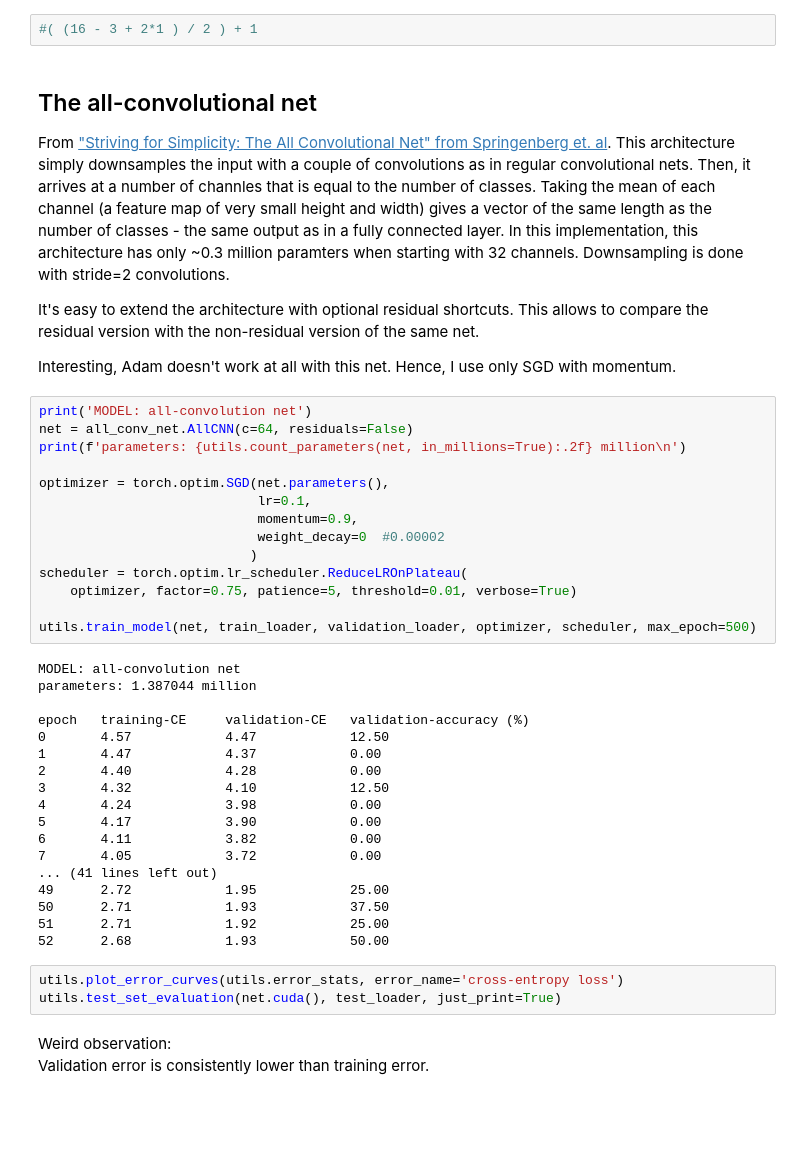
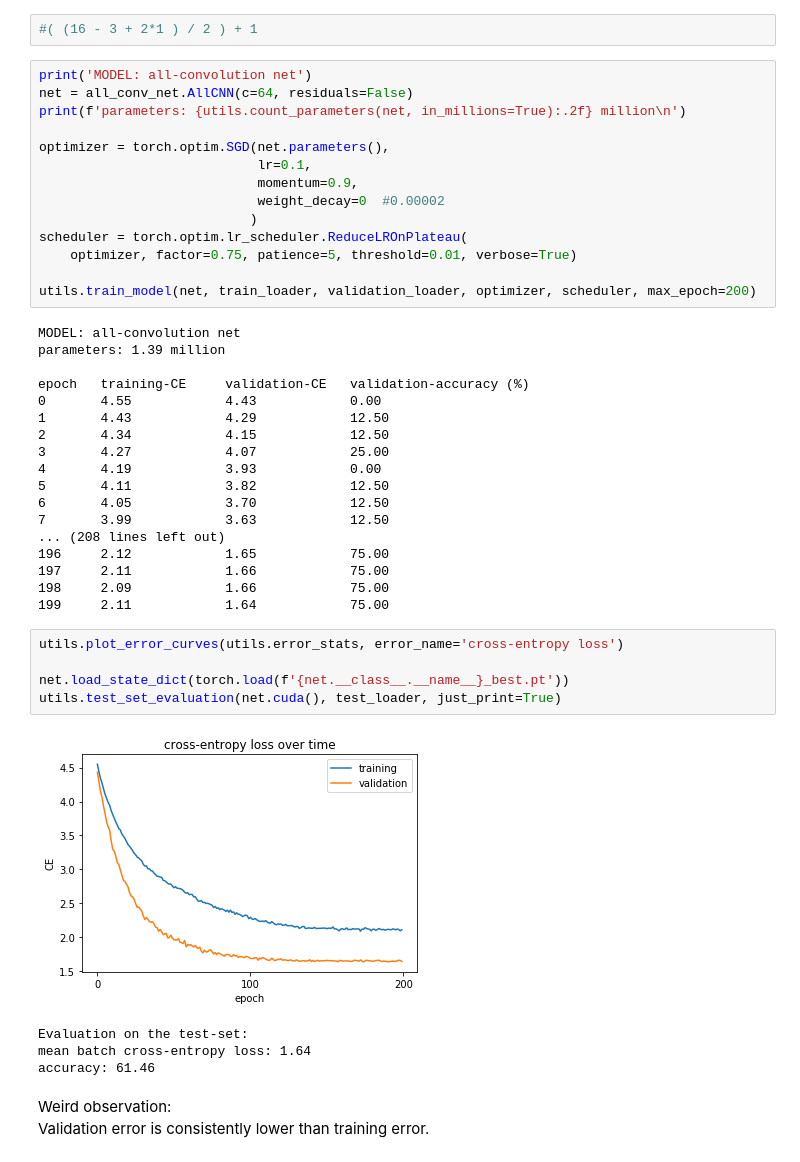
Before and after one commit to raph333/resnet_densenet_sandpit, a Jupyter notebook: notebooks/AllConv-Net vs. AllConv-ResNet.ipynb, the cells around one changed output. Drawn from its saved outputs; the diff is of its cells as text; blank space fills up the shorter version.

```diff
--- a/notebooks/AllConv-Net vs. AllConv-ResNet.ipynb
+++ b/notebooks/AllConv-Net vs. AllConv-ResNet.ipynb
@@ -77,14 +81,6 @@ S: stride
 ... same goes for height (images are quadratic anyway)
 # %%
 #( (16 - 3 + 2*1 ) / 2 ) + 1
-# %% [markdown]
-## The all-convolutional net
-
-From ["Striving for Simplicity: The All Convolutional Net" from Springenberg et. al](https://arxiv.org/abs/1412.6806). This architecture simply downsamples the input with a couple of convolutions as in regular convolutional nets. Then, it arrives at a number of channles that is equal to the number of classes. Taking the mean of each channel (a feature map of very small height and width) gives a vector of the same length as the number of classes - the same output as in a fully connected layer. In this implementation, this architecture has only ~0.3 million paramters when starting with 32 channels. Downsampling is done with stride=2 convolutions.
-
-It's easy to extend the architecture with optional residual shortcuts. This allows to compare the residual version with the non-residual version of the same net.
-
-Interesting, Adam doesn't work at all with this net. Hence, I use only SGD with momentum.
 # %%
 print('MODEL: all-convolution net')
 net = all_conv_net.AllCNN(c=64, residuals=False)
@@ -98,28 +94,35 @@ optimizer = torch.optim.SGD(net.parameters(),
 scheduler = torch.optim.lr_scheduler.ReduceLROnPlateau(
     optimizer, factor=0.75, patience=5, threshold=0.01, verbose=True)
 
-utils.train_model(net, train_loader, validation_loader, optimizer, scheduler, max_epoch=500)
+utils.train_model(net, train_loader, validation_loader, optimizer, scheduler, max_epoch=200)
 # %% [output]
 MODEL: all-convolution net
-parameters: 1.387044 million
+parameters: 1.39 million
 
 epoch   training-CE     validation-CE   validation-accuracy (%)
-0       4.57            4.47            12.50
-1       4.47            4.37            0.00
-2       4.40            4.28            0.00
-3       4.32            4.10            12.50
-4       4.24            3.98            0.00
-5       4.17            3.90            0.00
-6       4.11            3.82            0.00
-7       4.05            3.72            0.00
-... (41 lines left out)
-49      2.72            1.95            25.00
-50      2.71            1.93            37.50
-51      2.71            1.92            25.00
-52      2.68            1.93            50.00
+0       4.55            4.43            0.00
+1       4.43            4.29            12.50
+2       4.34            4.15            12.50
+3       4.27            4.07            25.00
+4       4.19            3.93            0.00
+5       4.11            3.82            12.50
+6       4.05            3.70            12.50
+7       3.99            3.63            12.50
+... (208 lines left out)
+196     2.12            1.65            75.00
+197     2.11            1.66            75.00
+198     2.09            1.66            75.00
+199     2.11            1.64            75.00
 # %%
 utils.plot_error_curves(utils.error_stats, error_name='cross-entropy loss')
+
+net.load_state_dict(torch.load(f'{net.__class__.__name__}_best.pt'))
 utils.test_set_evaluation(net.cuda(), test_loader, just_print=True)
+# %% [output]
+[figure, added]
+Evaluation on the test-set:
+mean batch cross-entropy loss: 1.64
+accuracy: 61.46
 # %% [markdown]
 Weird observation:
 Validation error is consistently lower than training error.
```
Also changed, not shown: parts of 9 cells of this notebook, 6 other files.
